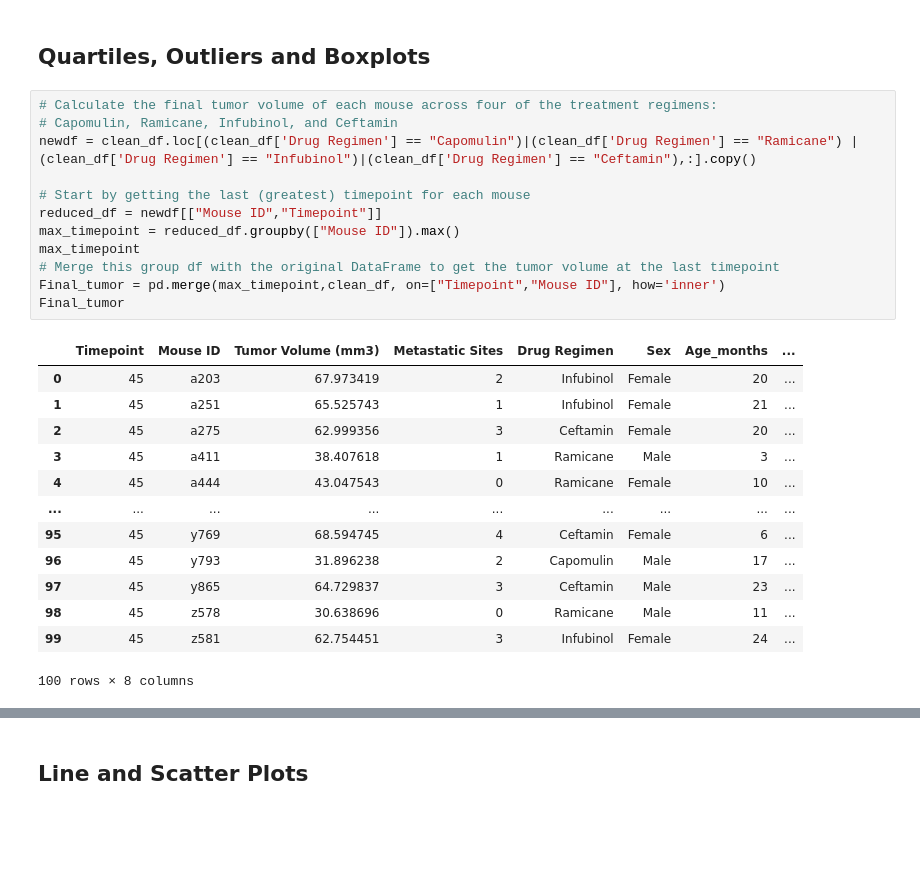
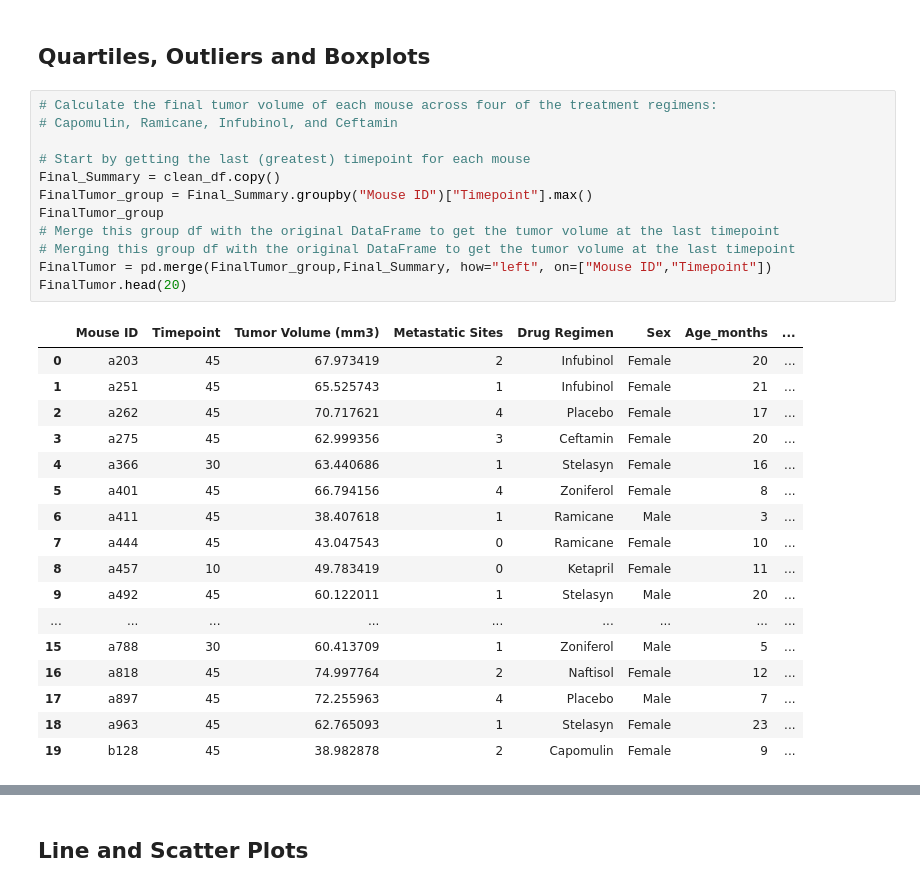
Before and after one commit to cmbutler83/Module5homework, a Jupyter notebook: Pymaceuticals/pymaceuticals_starter.ipynb, the cells around one changed output, grey strips where cells are left out. Saved outputs shown, nothing was run; the diff lists cells and outputs as text; blank space fills up the shorter version.

```diff
--- a/Pymaceuticals/pymaceuticals_starter.ipynb
+++ b/Pymaceuticals/pymaceuticals_starter.ipynb
@@ -232,28 +242,32 @@ plt.pie(sizes, labels=labels, colors=colors,
 # %%
 # Calculate the final tumor volume of each mouse across four of the treatment regimens:
 # Capomulin, Ramicane, Infubinol, and Ceftamin
-newdf = clean_df.loc[(clean_df['Drug Regimen'] == "Capomulin")|(clean_df['Drug Regimen'] == "Ramicane") |(clean_df['Drug Regimen'] == "Infubinol")|(clean_df['Drug Regimen'] == "Ceftamin"),:].copy()
 
 # Start by getting the last (greatest) timepoint for each mouse
-reduced_df = newdf[["Mouse ID","Timepoint"]]
-max_timepoint = reduced_df.groupby(["Mouse ID"]).max()
-max_timepoint
+Final_Summary = clean_df.copy()
+FinalTumor_group = Final_Summary.groupby("Mouse ID")["Timepoint"].max()
+FinalTumor_group
 # Merge this group df with the original DataFrame to get the tumor volume at the last timepoint
-Final_tumor = pd.merge(max_timepoint,clean_df, on=["Timepoint","Mouse ID"], how='inner')
-Final_tumor
+# Merging this group df with the original DataFrame to get the tumor volume at the last timepoint
+FinalTumor = pd.merge(FinalTumor_group,Final_Summary, how="left", on=["Mouse ID","Timepoint"])
+FinalTumor.head(20)
 # %% [output]
-|  | Timepoint | Mouse ID | Tumor Volume (mm3) | Metastatic Sites | Drug Regimen | Sex | Age_months | ... |
-| 0 | 45 | a203 | 67.973419 | 2 | Infubinol | Female | 20 | ... |
-| 1 | 45 | a251 | 65.525743 | 1 | Infubinol | Female | 21 | ... |
-| 2 | 45 | a275 | 62.999356 | 3 | Ceftamin | Female | 20 | ... |
-| 3 | 45 | a411 | 38.407618 | 1 | Ramicane | Male | 3 | ... |
-| 4 | 45 | a444 | 43.047543 | 0 | Ramicane | Female | 10 | ... |
+|  | Mouse ID | Timepoint | Tumor Volume (mm3) | Metastatic Sites | Drug Regimen | Sex | Age_months | ... |
+| 0 | a203 | 45 | 67.973419 | 2 | Infubinol | Female | 20 | ... |
+| 1 | a251 | 45 | 65.525743 | 1 | Infubinol | Female | 21 | ... |
+| 2 | a262 | 45 | 70.717621 | 4 | Placebo | Female | 17 | ... |
+| 3 | a275 | 45 | 62.999356 | 3 | Ceftamin | Female | 20 | ... |
+| 4 | a366 | 30 | 63.440686 | 1 | Stelasyn | Female | 16 | ... |
+| 5 | a401 | 45 | 66.794156 | 4 | Zoniferol | Female | 8 | ... |
+| 6 | a411 | 45 | 38.407618 | 1 | Ramicane | Male | 3 | ... |
+| 7 | a444 | 45 | 43.047543 | 0 | Ramicane | Female | 10 | ... |
+| 8 | a457 | 10 | 49.783419 | 0 | Ketapril | Female | 11 | ... |
+| 9 | a492 | 45 | 60.122011 | 1 | Stelasyn | Male | 20 | ... |
 | ... | ... | ... | ... | ... | ... | ... | ... | ... |
-| 95 | 45 | y769 | 68.594745 | 4 | Ceftamin | Female | 6 | ... |
-| 96 | 45 | y793 | 31.896238 | 2 | Capomulin | Male | 17 | ... |
-| 97 | 45 | y865 | 64.729837 | 3 | Ceftamin | Male | 23 | ... |
-| 98 | 45 | z578 | 30.638696 | 0 | Ramicane | Male | 11 | ... |
-| 99 | 45 | z581 | 62.754451 | 3 | Infubinol | Female | 24 | ... |
+| 15 | a788 | 30 | 60.413709 | 1 | Zoniferol | Male | 5 | ... |
+| 16 | a818 | 45 | 74.997764 | 2 | Naftisol | Female | 12 | ... |
+| 17 | a897 | 45 | 72.255963 | 4 | Placebo | Male | 7 | ... |
+| 18 | a963 | 45 | 62.765093 | 1 | Stelasyn | Female | 23 | ... |
+| 19 | b128 | 45 | 38.982878 | 2 | Capomulin | Female | 9 | ... |
-100 rows × 8 columns
 # %%
 # Put treatments into a list for for loop (and later for plot labels)
```
Also changed, not shown: parts of 13 cells of this notebook, 1 other file.
